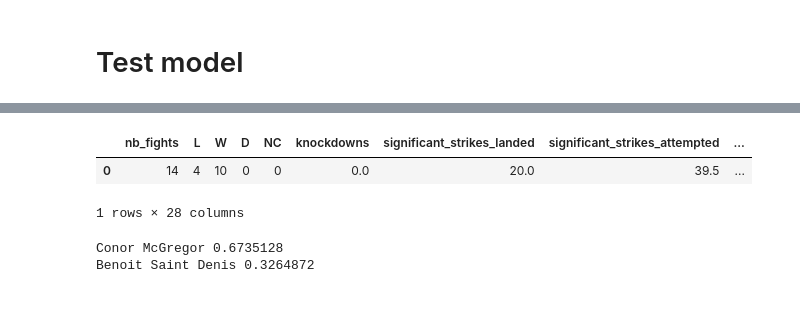
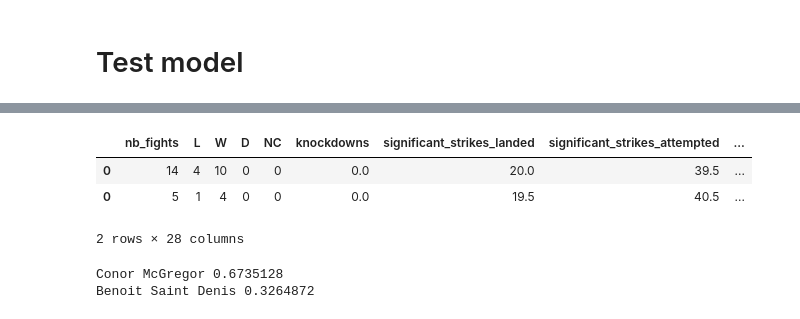
Before and after one commit to HugoGaquere/MMA-prediction, a Jupyter notebook: xgboost_training.ipynb, the cells around one changed output, grey strips where cells are left out. Drawn from its saved outputs; the diff is of its cells as text; code cells hidden in the pictures.

```diff
--- a/xgboost_training.ipynb
+++ b/xgboost_training.ipynb
@@ -171,17 +191,19 @@ def get_fighter_data(fighter_name):
 # %%
 def predict_fight(fighter_1, fighter_2):
     data_1 = get_fighter_data(fighter_1)
     data_2 = get_fighter_data(fighter_2)
+    display(pd.concat([data_1, data_2]))
     data = [data_1.values[0].tolist() + data_2.values[0].tolist()]
 
     preds = xgb_optimized.predict_proba(data)
     print(fighter_1, preds[0][0])
     print(fighter_2, preds[0][1])
 
 predict_fight('Conor McGregor', 'Benoit Saint Denis')
 # %% [output]
 |  | nb_fights | L | W | D | NC | knockdowns | significant_strikes_landed | significant_strikes_attempted | ... |
 | 0 | 14 | 4 | 10 | 0 | 0 | 0.0 | 20.0 | 39.5 | ... |
+| 0 | 5 | 1 | 4 | 0 | 0 | 0.0 | 19.5 | 40.5 | ... |
-1 rows × 28 columns
+2 rows × 28 columns
 Conor McGregor 0.6735128
 Benoit Saint Denis 0.3264872
```
Also changed, not shown: parts of 3 cells of this notebook, 1 other file.
